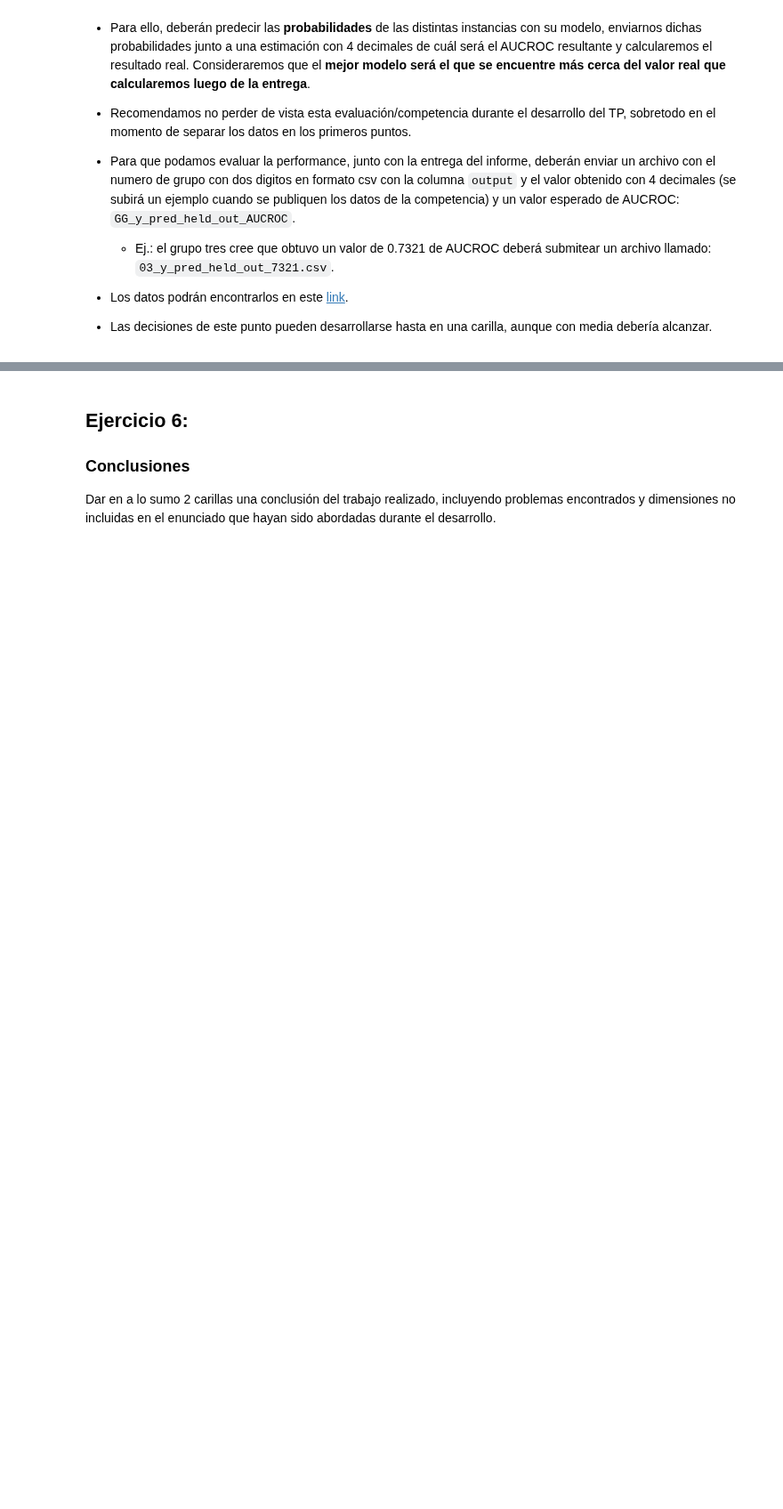
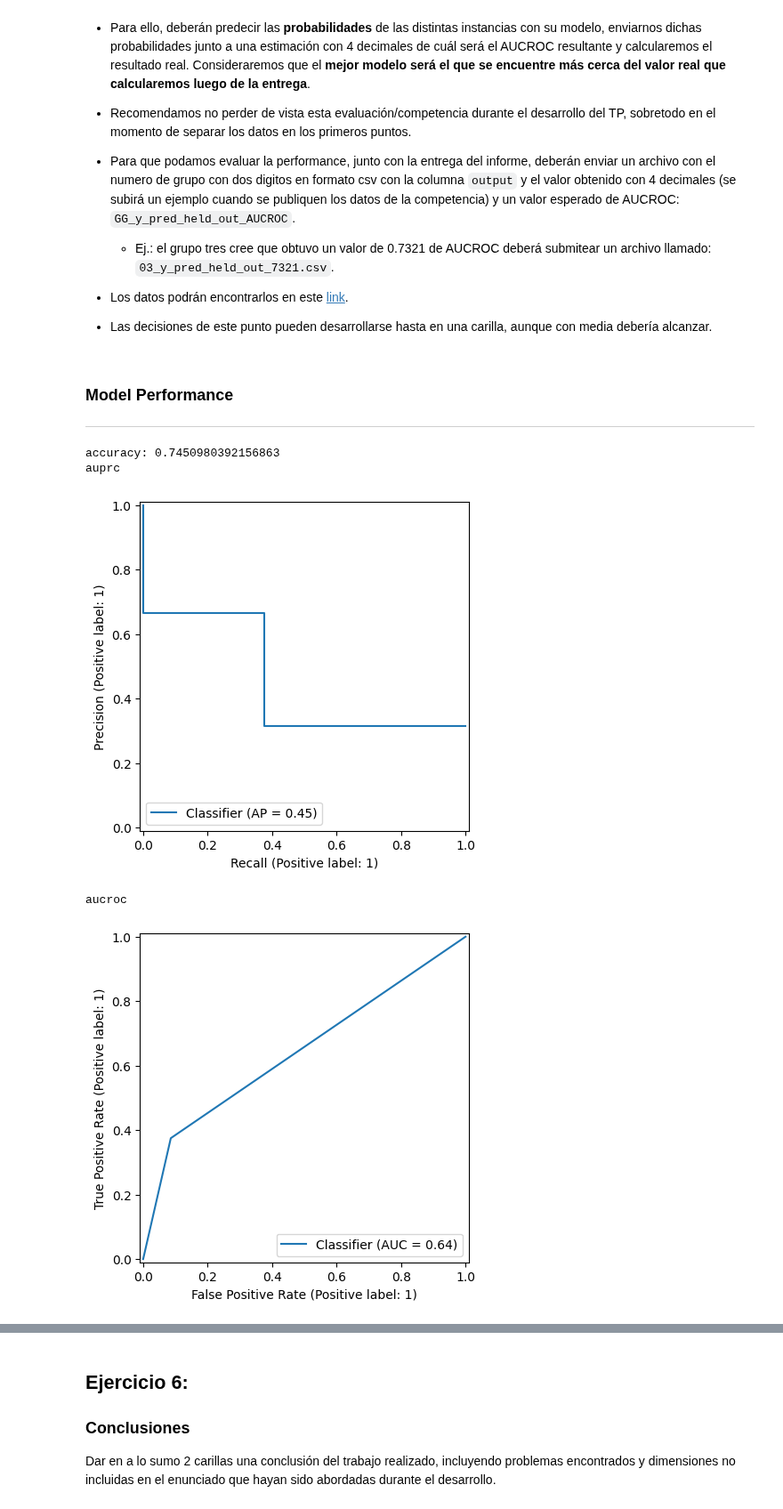
Before and after one commit to fedeaar/aa-tp01, a Jupyter notebook: experimentacion/8_intermedia.ipynb, the cells around one changed output, grey strips where cells are left out. Shown at 89% size. Saved outputs shown, nothing was run; the diff lists cells and outputs as text; code cells hidden in the pictures; blank space fills up the shorter version.

```diff
--- a/experimentacion/8_intermedia.ipynb
+++ b/experimentacion/8_intermedia.ipynb
@@ -589,7 +589,7 @@ pd.DataFrame(classifier_KNN.cv_results_).sort_values('rank_test_score')[columns_
 ### SVM
 ---
 # %%
-model = SVC(random_state=seed)
+model = SVC(random_state=seed, probability=True)
 k = 5
 cv = StratifiedKFold(n_splits=k, shuffle=True, random_state=seed)
 params = {
@@ -754,3 +754,28 @@ Para cada método pueden incluir hasta una carilla de texto y los gráficos que
 - Los datos podrán encontrarlos en este [link](https://github.com/aprendizaje-automatico-dc-uba-ar/material/tree/main/tp/01_aprendizaje_supervisado/datos).
 
 - Las decisiones de este punto pueden desarrollarse hasta en una carilla, aunque con media debería alcanzar.
+# %% [markdown]
+### Model Performance
+---
+# %%
+model = SVC(probability=True, **classifier_SVM.best_params_) # Agregar modelo final
+model.fit(X_train, y_train)
+y_pred = model.predict(X_test)
+
+mxp = [
+    (auprc, PrecisionRecallDisplay),
+    (aucroc, RocCurveDisplay)
+]
+
+print(f"accuracy: {accuracy(y_test, y_pred)}")
+for metric, plotter in mxp:
+    if plotter:
+        print(metric.__name__)
+        plotter.from_predictions(y_test, y_pred)
+        plt.show()
+# %% [output]
+accuracy: 0.7450980392156863
+auprc
+[figure, added]
+aucroc
+[figure, added]
```
Also changed, not shown: parts of 4 cells of this notebook, 2 other files.
